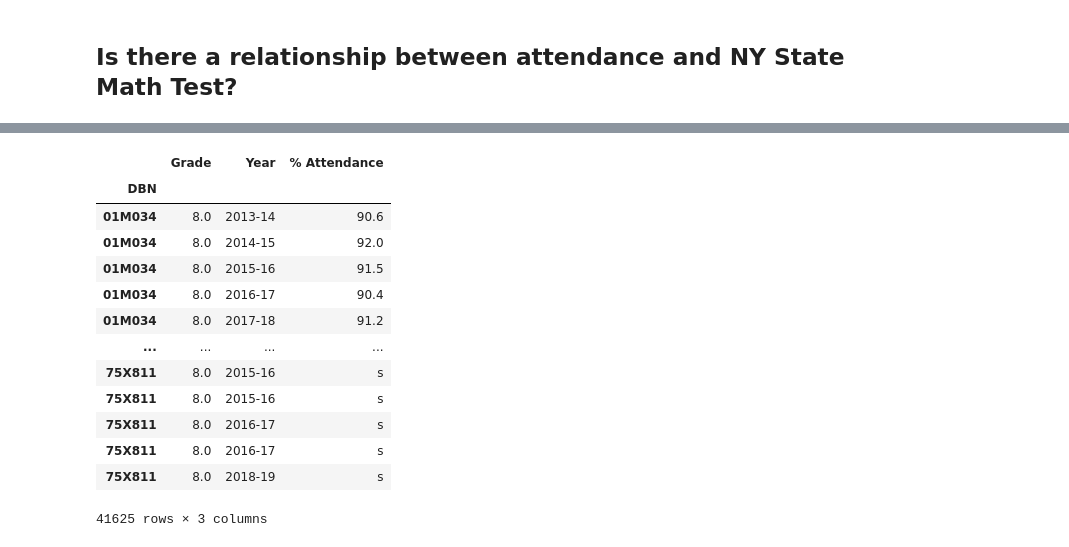
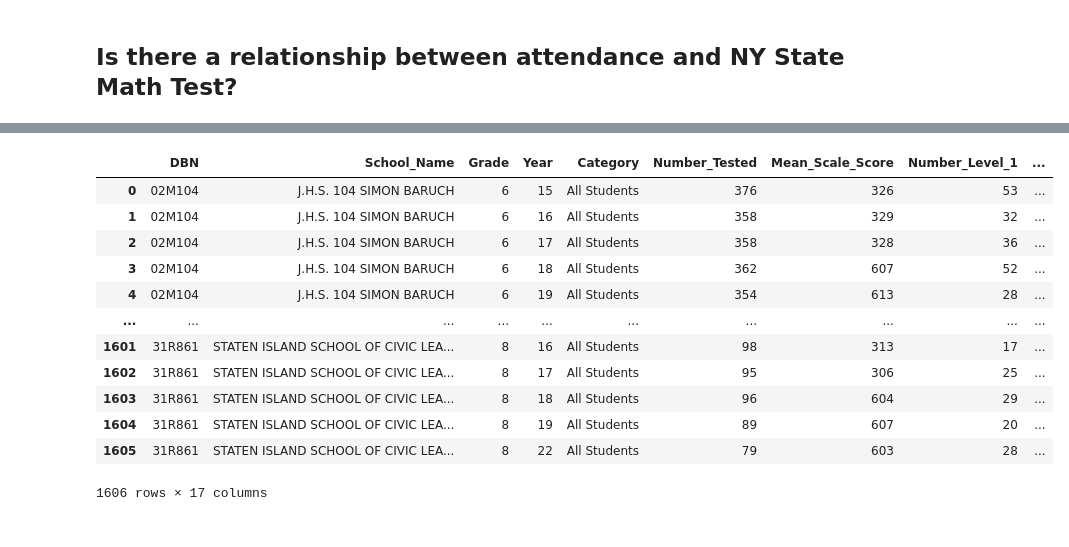
Before and after one commit to aalilyah/DS4a, a Jupyter notebook: Attendance & State Math Test.ipynb, the cells around one changed output, grey strips where cells are left out. Drawn from its saved outputs; the diff is of its cells as text; code cells hidden in the pictures.

```diff
--- a/Attendance & State Math Test.ipynb
+++ b/Attendance & State Math Test.ipynb
@@ -64,27 +48,9 @@ fix_year_results
 # %%
-a = fix_year_results['Year'].astype(str)
-clean_year = []
+results.Year= results.Year.astype(str)
+results_clean_year = []
 
-for x in a:
+for x in results.Year:
     list1 = x[2:4]
-    clean_year.append(list1)
+    results_clean_year.append(list1)
 
-fix_year_results['Year'] = clean_year
+results.Year = results_clean_year
-# %%
-fix_year_att = att.copy()
-fix_year_att.loc[fix_year_att.Grade ==8]
-# %% [output]
-|  | Grade | Year | % Attendance |
-| DBN |  |  |  |
-| 01M034 | 8.0 | 2013-14 | 90.6 |
-| 01M034 | 8.0 | 2014-15 | 92.0 |
-| 01M034 | 8.0 | 2015-16 | 91.5 |
-| 01M034 | 8.0 | 2016-17 | 90.4 |
-| 01M034 | 8.0 | 2017-18 | 91.2 |
-| ... | ... | ... | ... |
-| 75X811 | 8.0 | 2015-16 | s |
-| 75X811 | 8.0 | 2015-16 | s |
-| 75X811 | 8.0 | 2016-17 | s |
-| 75X811 | 8.0 | 2016-17 | s |
-| 75X811 | 8.0 | 2018-19 | s |
-41625 rows × 3 columns
@@ -107 +57,20 @@ fix_year_results = fix_year_results.reset_index()
+# %%
+#math test clean
+results.rename(columns = {'School_DBN': 'DBN'}, inplace = True)
+# %%
+results
+# %% [output]
+|  | DBN | School_Name | Grade | Year | Category | Number_Tested | Mean_Scale_Score | Number_Level_1 | ... |
+| 0 | 02M104 | J.H.S. 104 SIMON BARUCH | 6 | 15 | All Students | 376 | 326 | 53 | ... |
+| 1 | 02M104 | J.H.S. 104 SIMON BARUCH | 6 | 16 | All Students | 358 | 329 | 32 | ... |
+| 2 | 02M104 | J.H.S. 104 SIMON BARUCH | 6 | 17 | All Students | 358 | 328 | 36 | ... |
+| 3 | 02M104 | J.H.S. 104 SIMON BARUCH | 6 | 18 | All Students | 362 | 607 | 52 | ... |
+| 4 | 02M104 | J.H.S. 104 SIMON BARUCH | 6 | 19 | All Students | 354 | 613 | 28 | ... |
+| ... | ... | ... | ... | ... | ... | ... | ... | ... | ... |
+| 1601 | 31R861 | STATEN ISLAND SCHOOL OF CIVIC LEA... | 8 | 16 | All Students | 98 | 313 | 17 | ... |
+| 1602 | 31R861 | STATEN ISLAND SCHOOL OF CIVIC LEA... | 8 | 17 | All Students | 95 | 306 | 25 | ... |
+| 1603 | 31R861 | STATEN ISLAND SCHOOL OF CIVIC LEA... | 8 | 18 | All Students | 96 | 604 | 29 | ... |
+| 1604 | 31R861 | STATEN ISLAND SCHOOL OF CIVIC LEA... | 8 | 19 | All Students | 89 | 607 | 20 | ... |
+| 1605 | 31R861 | STATEN ISLAND SCHOOL OF CIVIC LEA... | 8 | 22 | All Students | 79 | 603 | 28 | ... |
+1606 rows × 17 columns
 # %%
```
Also changed, not shown: parts of 22 cells of this notebook.
